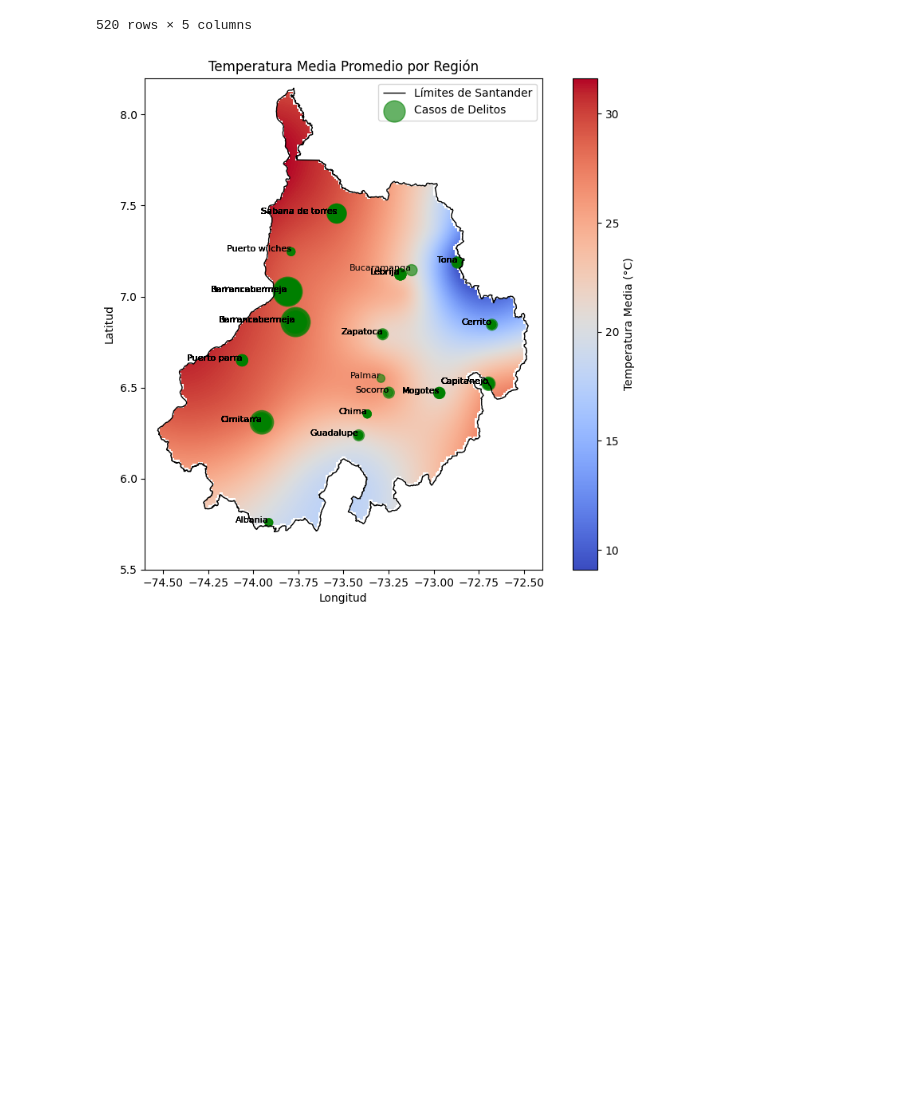
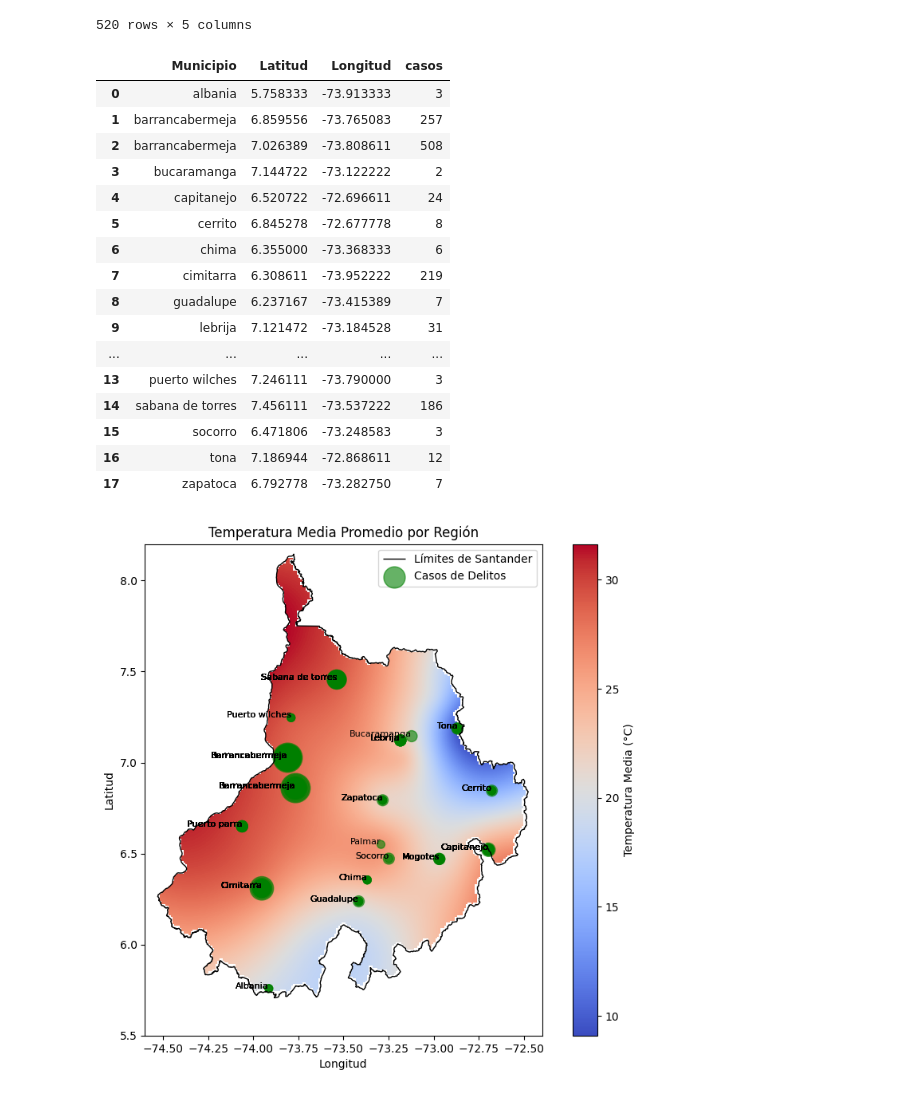
Before and after one commit to leonsuarez24/FIRENET, a Jupyter notebook: notebooks/delitos.ipynb, the cells around one changed output. Drawn from its saved outputs; the diff is of its cells as text; code cells hidden in the pictures; blank space fills up the shorter version.

Commit message:
total delitos municipio

```diff
--- a/notebooks/delitos.ipynb
+++ b/notebooks/delitos.ipynb
@@ -9,11 +9,11 @@ import plotly.graph_objects as go
 
 
 # Cargar el archivo tmin.xlsx que contiene los municipios de cada estación
-tmin_path = 'data/tmin.xlsx'
+tmin_path = '../data/tmin.xlsx'
 tmin_df = pd.read_excel(tmin_path)
 
 # Cargar el archivo tmean.xlsx en el que queremos agregar la columna 'Municipio'
-tmean_path = 'data/tmean.xlsx'
+tmean_path = '../data/tmean.xlsx'
 tmean_df = pd.read_excel(tmean_path)
 
 # Realizar el merge para agregar la columna 'Municipio' al archivo tmean.xlsx usando 'CodigoEstacion'
@@ -24,6 +22,6 @@ FileNotFoundError: [Errno 2] No such file or directory: 'data\tmin.xlsx'
 # %%
 # Cargar el archivo CSV con los reportes de delitos
-csv_path = 'data/delitos.csv'
+csv_path = '../data/delitos.csv'
 delitos_df = pd.read_csv(csv_path)
 
 # Filtrar el departamento "Santander" y convertir fechas a formato datetime
@@ -153,3 +148,24 @@ merged_df
 520 rows × 5 columns
 # %%
 merged_df.to_csv('data/delitos/delitos_santander.csv', index=False)
+# %%
+casos_por_municipio = merged_df.groupby(['Municipio', 'Latitud', 'Longitud'])['casos'].sum().reset_index()
+casos_por_municipio
+# %% [output]
+|  | Municipio | Latitud | Longitud | casos |
+| 0 | albania | 5.758333 | -73.913333 | 3 |
+| 1 | barrancabermeja | 6.859556 | -73.765083 | 257 |
+| 2 | barrancabermeja | 7.026389 | -73.808611 | 508 |
+| 3 | bucaramanga | 7.144722 | -73.122222 | 2 |
+| 4 | capitanejo | 6.520722 | -72.696611 | 24 |
+| 5 | cerrito | 6.845278 | -72.677778 | 8 |
+| 6 | chima | 6.355000 | -73.368333 | 6 |
+| 7 | cimitarra | 6.308611 | -73.952222 | 219 |
+| 8 | guadalupe | 6.237167 | -73.415389 | 7 |
+| 9 | lebrija | 7.121472 | -73.184528 | 31 |
+| ... | ... | ... | ... | ... |
+| 13 | puerto wilches | 7.246111 | -73.790000 | 3 |
+| 14 | sabana de torres | 7.456111 | -73.537222 | 186 |
+| 15 | socorro | 6.471806 | -73.248583 | 3 |
+| 16 | tona | 7.186944 | -72.868611 | 12 |
+| 17 | zapatoca | 6.792778 | -73.282750 | 7 |
```
Also changed, not shown: parts of 3 cells of this notebook, 1 other file.
